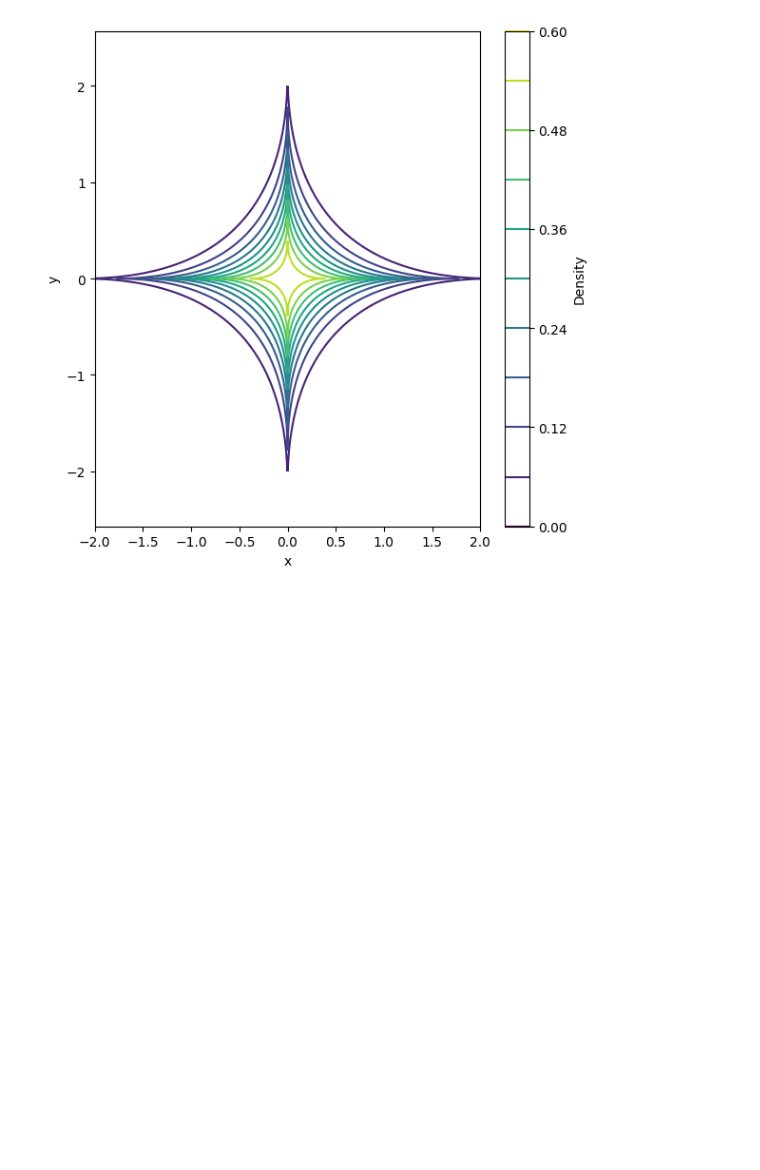
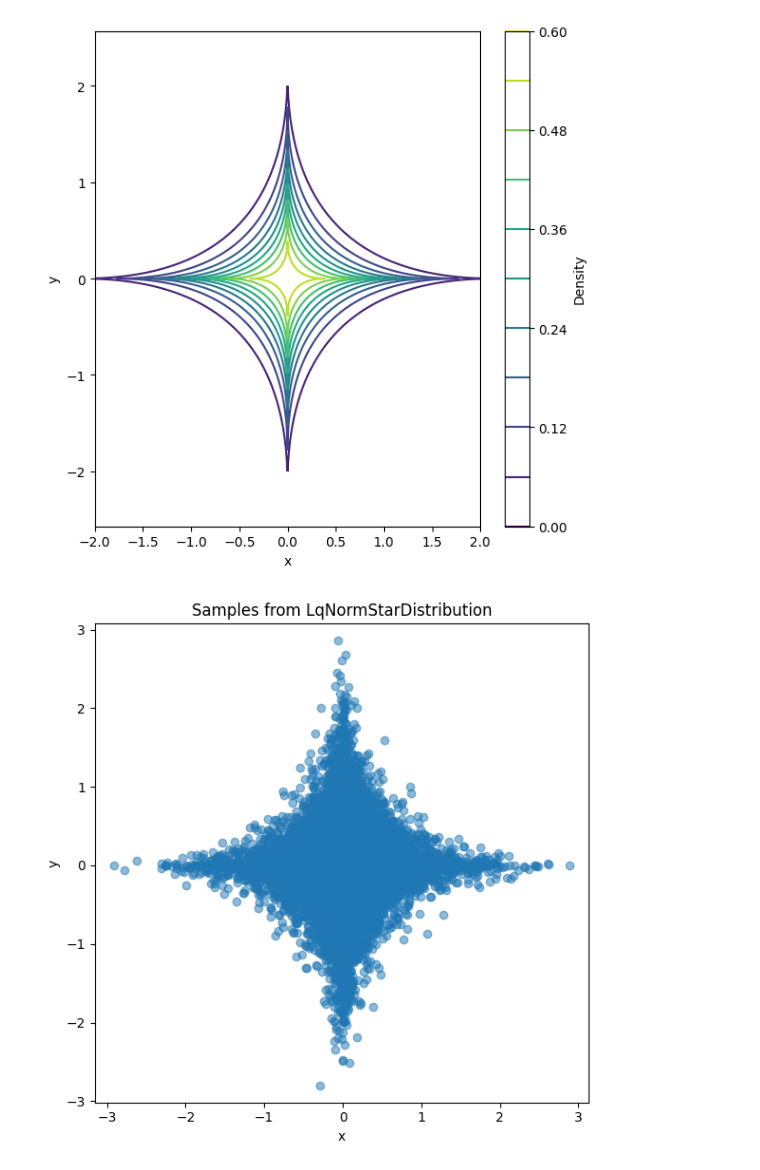
Before and after one commit to wdiepeveen/Riemannian-Archetypal-Analysis, a Jupyter notebook: _test_lq_radial.ipynb, the cells around one changed output. Drawn from its saved outputs; the diff is of its cells as text; code cells hidden in the pictures; blank space fills up the shorter version.

```diff
--- a/_test_lq_radial.ipynb
+++ b/_test_lq_radial.ipynb
@@ -52,3 +52,17 @@ plt.tight_layout()
 plt.show()
 # %% [output]
 [figure]
+# %%
+# sample from distribution and plot
+n_samples = 10000
+samples = dist.sample(n_samples)
+plt.figure(figsize=(6,6))
+plt.scatter(samples[:, 0].numpy(), samples[:, 1].numpy(), alpha=0.5)
+plt.xlabel('x')
+plt.ylabel('y')
+plt.axis('equal')
+plt.title('Samples from LqNormStarDistribution')
+plt.tight_layout()
+plt.show()
+# %% [output]
+[figure, added]
```
Also changed, not shown: parts of 3 cells of this notebook.
